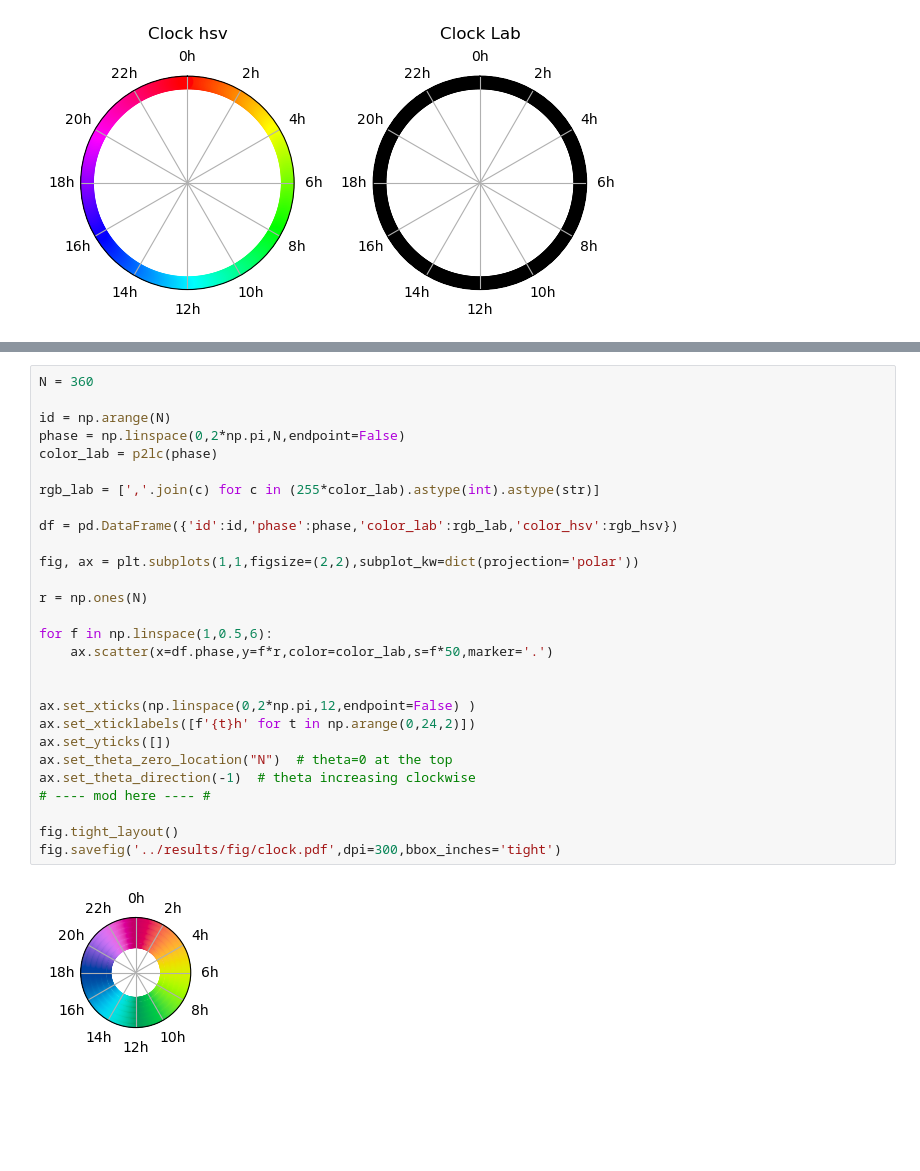
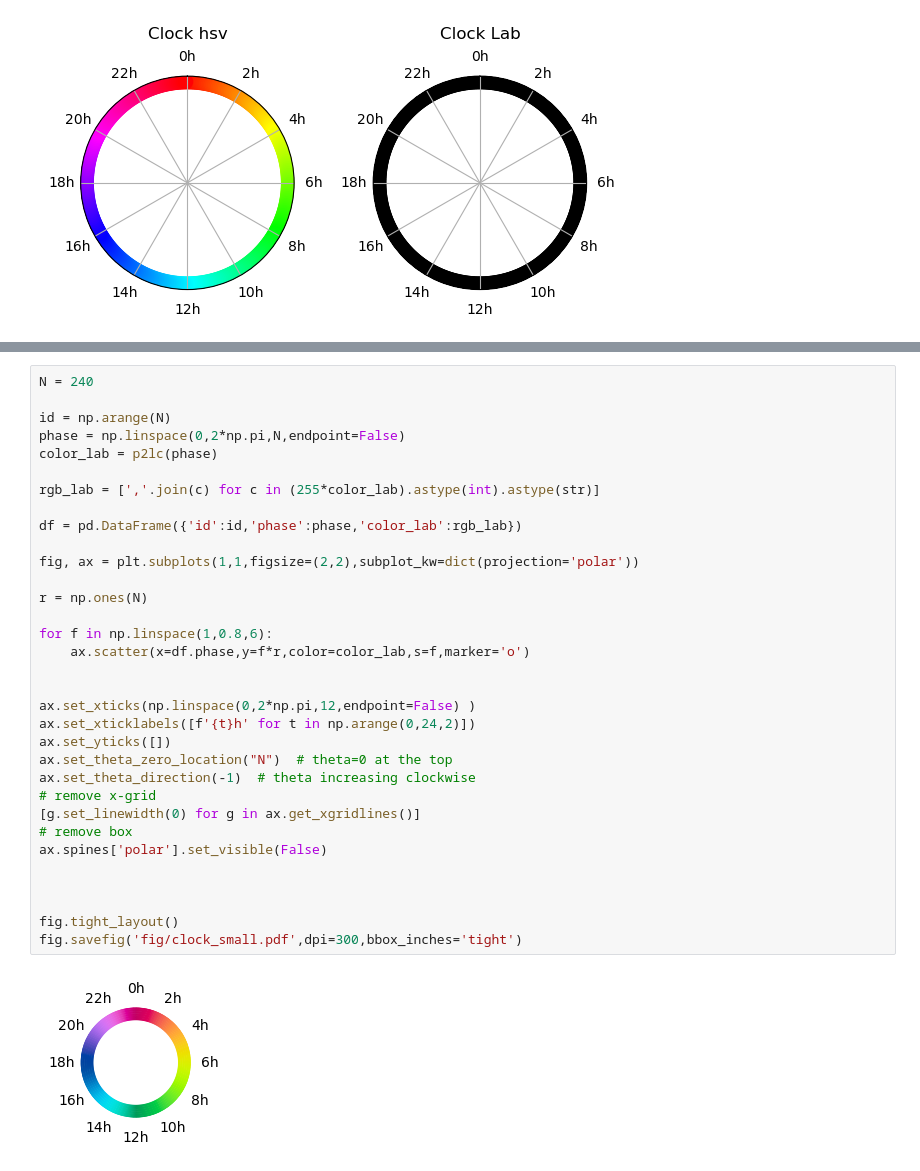
Before and after one commit to jmbreda/PROseq, a Jupyter notebook: notebooks/Fun_with_colors.ipynb, the cells around one changed output, grey strips where cells are left out. Drawn from its saved outputs; the diff is of its cells as text; blank space fills up the shorter version.

Commit message:
figures notebooks (haas)

```diff
--- a/notebooks/Fun_with_colors.ipynb
+++ b/notebooks/Fun_with_colors.ipynb
@@ -376,30 +343,35 @@ array([0.75679089, 0.76492922, 0.77297588, 0.78092787, 0.78878221,
 # %%
-N = 360
+N = 240
 
 id = np.arange(N)
 phase = np.linspace(0,2*np.pi,N,endpoint=False)
 color_lab = p2lc(phase)
 
 rgb_lab = [','.join(c) for c in (255*color_lab).astype(int).astype(str)]
 
-df = pd.DataFrame({'id':id,'phase':phase,'color_lab':rgb_lab,'color_hsv':rgb_hsv})
+df = pd.DataFrame({'id':id,'phase':phase,'color_lab':rgb_lab})
 
 fig, ax = plt.subplots(1,1,figsize=(2,2),subplot_kw=dict(projection='polar'))
 
 r = np.ones(N)
 
-for f in np.linspace(1,0.5,6):
-    ax.scatter(x=df.phase,y=f*r,color=color_lab,s=f*50,marker='.')
+for f in np.linspace(1,0.8,6):
+    ax.scatter(x=df.phase,y=f*r,color=color_lab,s=f,marker='o')
 
 
 ax.set_xticks(np.linspace(0,2*np.pi,12,endpoint=False) )
 ax.set_xticklabels([f'{t}h' for t in np.arange(0,24,2)])
 ax.set_yticks([])
 ax.set_theta_zero_location("N")  # theta=0 at the top
 ax.set_theta_direction(-1)  # theta increasing clockwise
-# ---- mod here ---- #
+# remove x-grid
+[g.set_linewidth(0) for g in ax.get_xgridlines()]
+# remove box
+ax.spines['polar'].set_visible(False)
+
+
 
 fig.tight_layout()
-fig.savefig('../results/fig/clock.pdf',dpi=300,bbox_inches='tight')
+fig.savefig('fig/clock_small.pdf',dpi=300,bbox_inches='tight')
 # %% [output]
-[figure, old version]
+[figure, new version]
```
Also changed, not shown: parts of 7 cells of this notebook, 5 other files.
